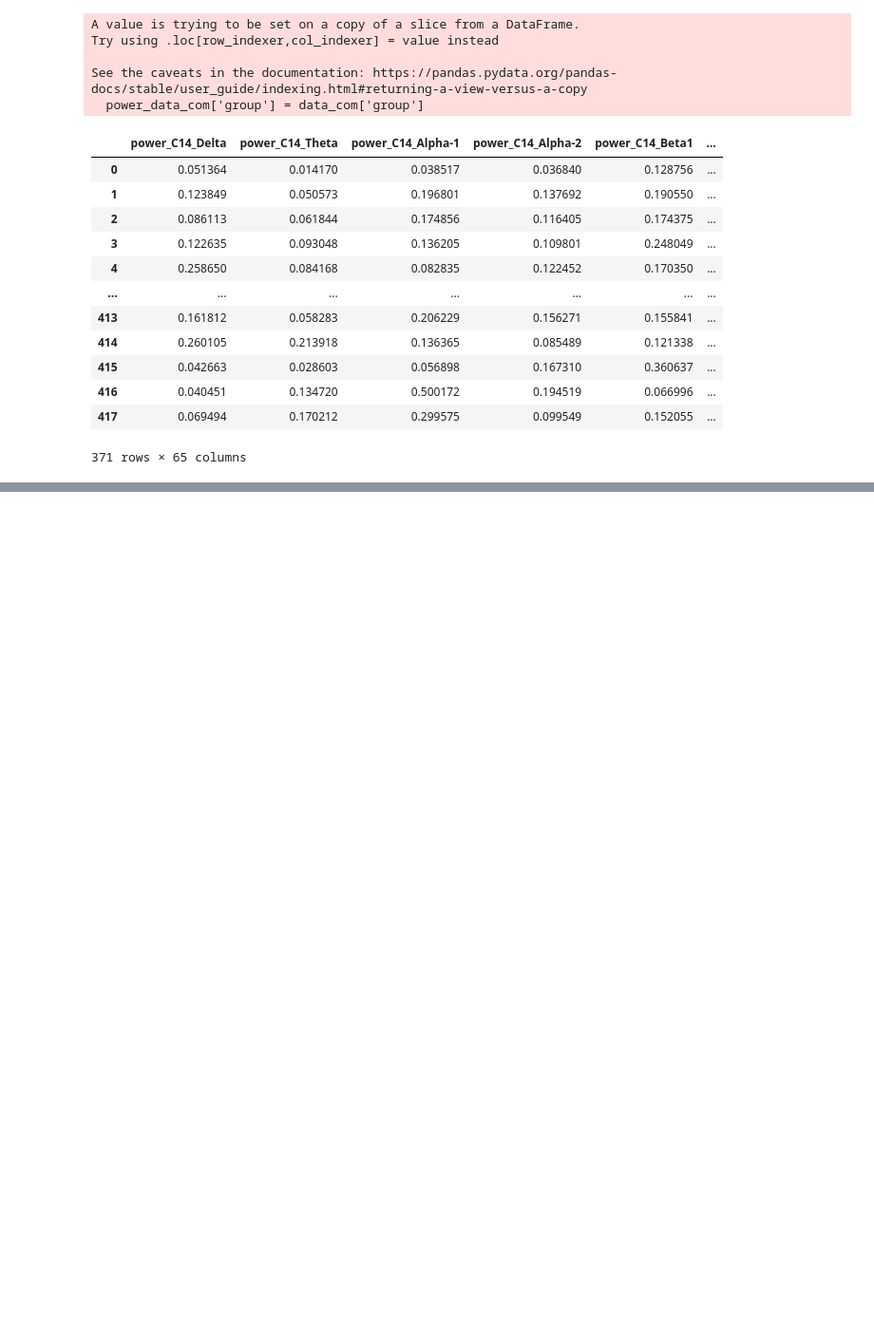
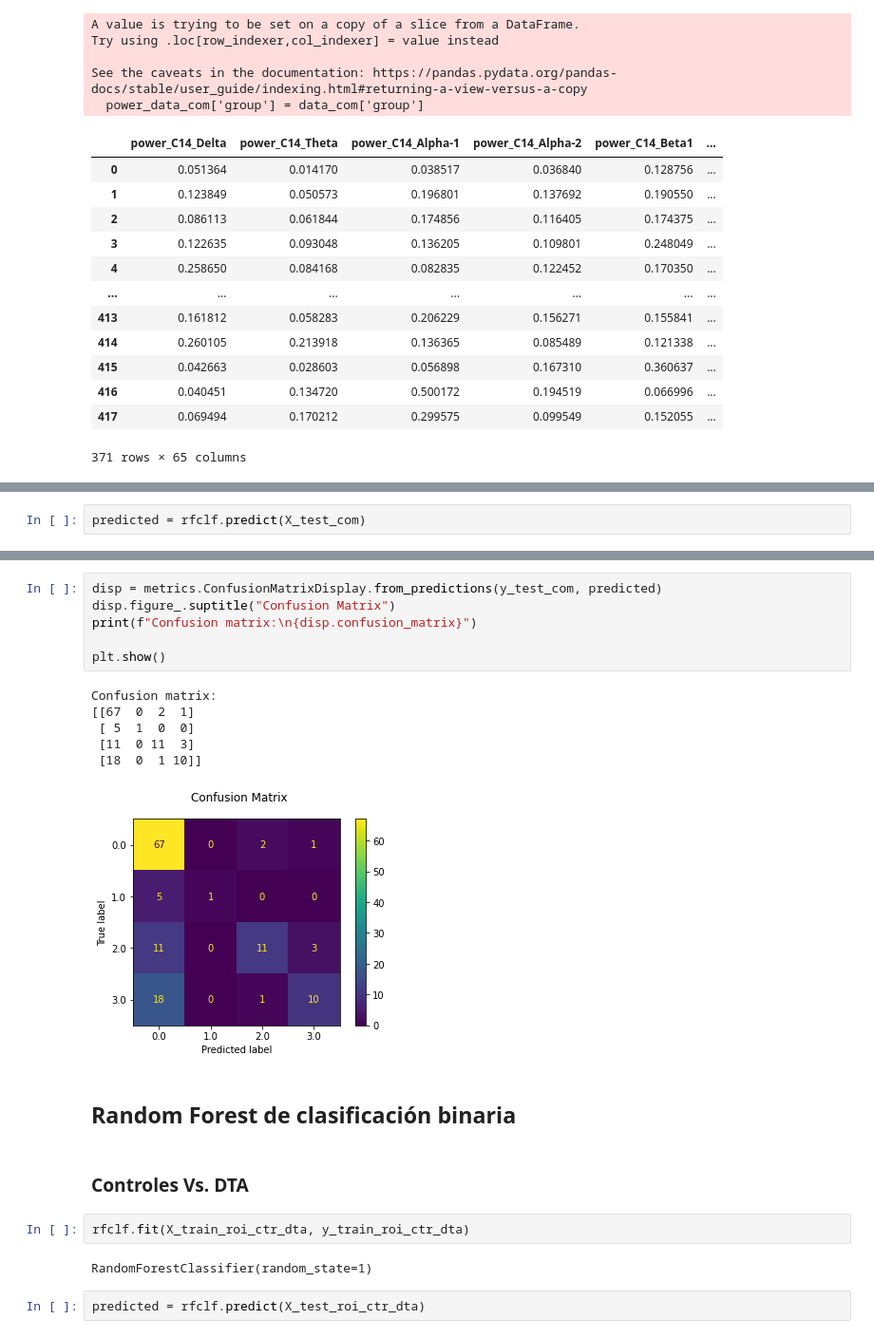
Before and after one commit to yjmantilla/Data_analysis_ML_Harmonization_Proyect, a Jupyter notebook: Manipulacion- Rois-Componentes de todas las DB/EDA.ipynb, the cells around one changed output, grey strips where cells are left out. Shown: that part at 95% size. Drawn from its saved outputs; the diff is of its cells as text; blank space fills up the shorter version.

```diff
--- a/Manipulacion- Rois-Componentes de todas las DB/EDA.ipynb
+++ b/Manipulacion- Rois-Componentes de todas las DB/EDA.ipynb
@@ -1038,0 +1088,2 @@ See the caveats in the documentation: https://pandas.pydata.org/pandas-docs/stab
+# %%
+predicted = rfclf.predict(X_test_com)
@@ -1038,0 +1107,23 @@ See the caveats in the documentation: https://pandas.pydata.org/pandas-docs/stab
+# %%
+disp = metrics.ConfusionMatrixDisplay.from_predictions(y_test_com, predicted)
+disp.figure_.suptitle("Confusion Matrix")
+print(f"Confusion matrix:\n{disp.confusion_matrix}")
+
+plt.show()
+# %% [output]
+Confusion matrix:
+[[67  0  2  1]
+ [ 5  1  0  0]
+ [11  0 11  3]
+ [18  0  1 10]]
+[figure, added]
+# %% [markdown]
+## Random Forest de clasificación binaria
+# %% [markdown]
+### Controles Vs. DTA
+# %%
+rfclf.fit(X_train_roi_ctr_dta, y_train_roi_ctr_dta)
+# %% [output]
+RandomForestClassifier(random_state=1)
+# %%
+predicted = rfclf.predict(X_test_roi_ctr_dta)
```
Also changed, not shown: parts of 24 cells of this notebook.
